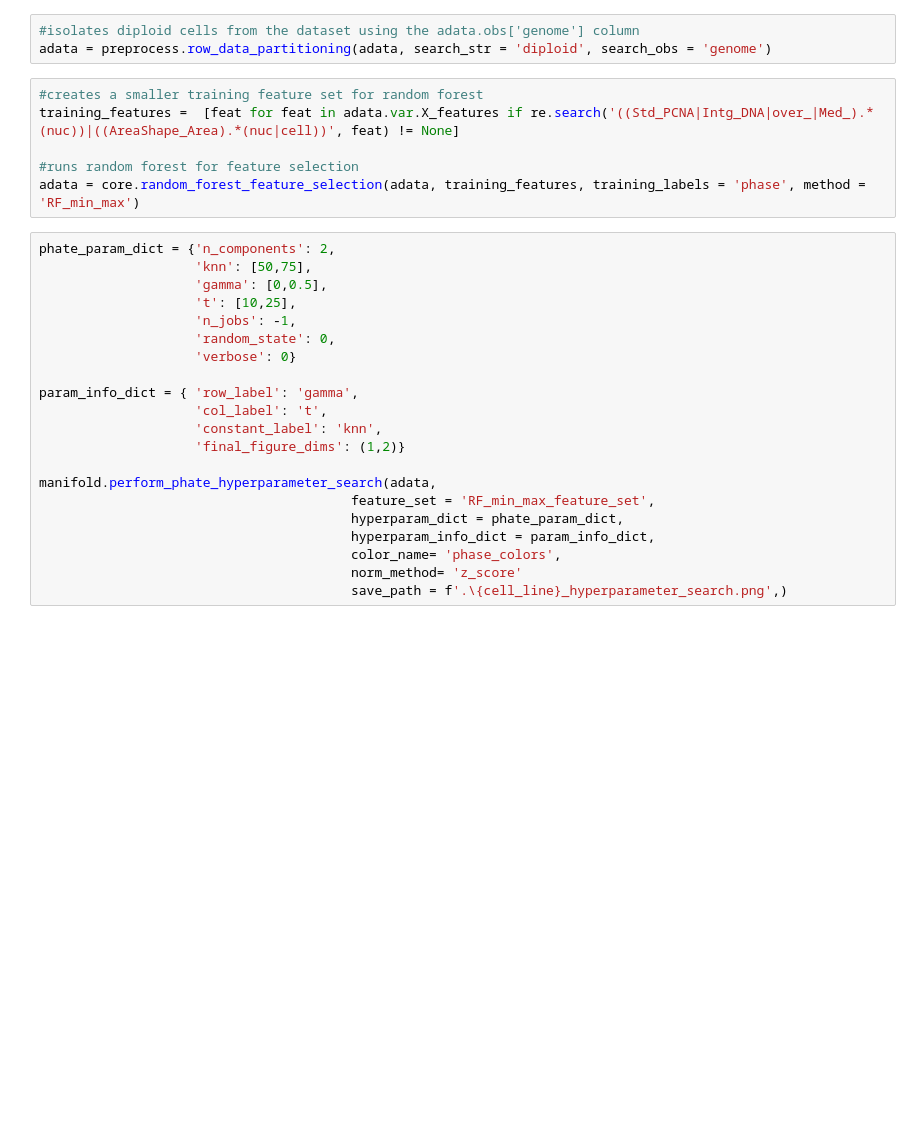
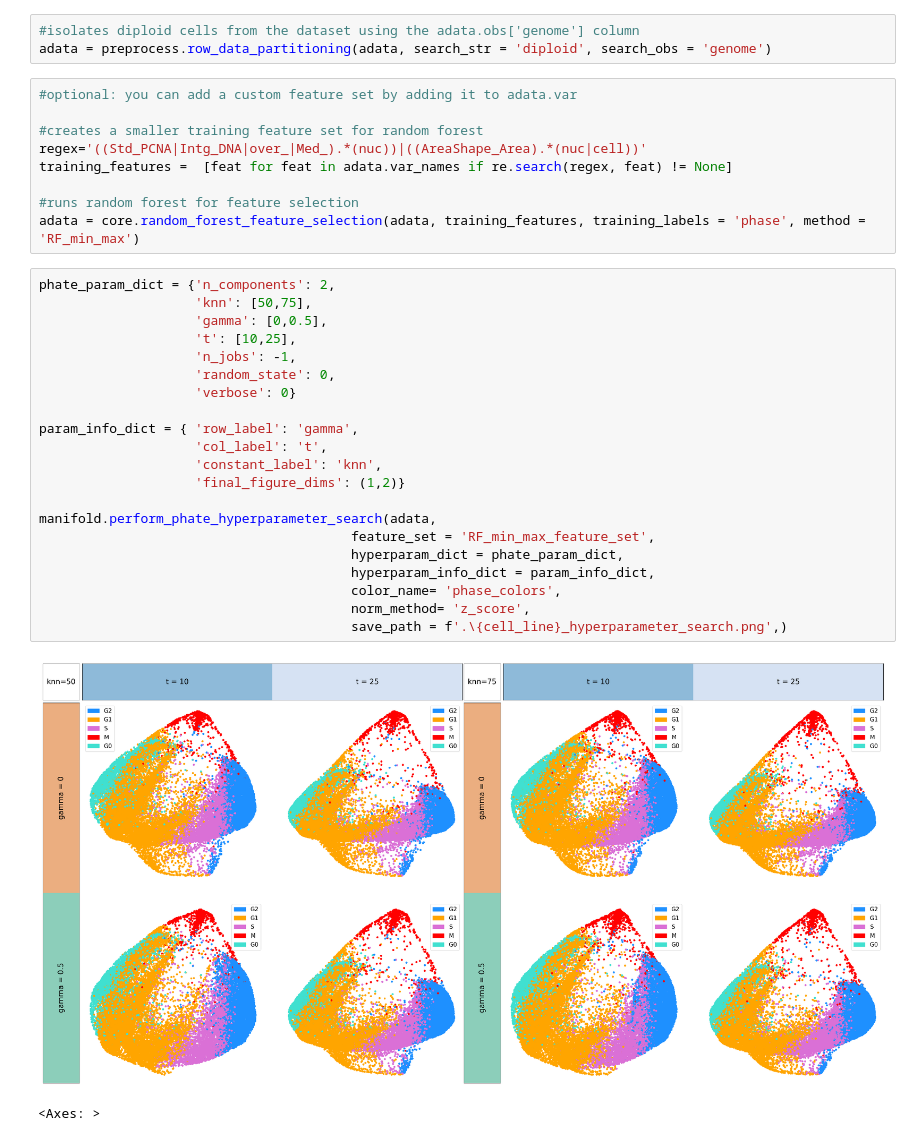
Before and after one commit to StallaertLab/cc_mapping, a Jupyter notebook: notebooks/Make Cell Cycle Maps.ipynb, the cells around one changed output. Drawn from its saved outputs; the diff is of its cells as text; blank space fills up the shorter version.

Commit message:
figures were not shown in create cell cycle maps ipynb

```diff
--- a/notebooks/Make Cell Cycle Maps.ipynb
+++ b/notebooks/Make Cell Cycle Maps.ipynb
@@ -34,32 +34,38 @@ adata.var_names = adata.var['X_features']
 #isolates diploid cells from the dataset using the adata.obs['genome'] column
 adata = preprocess.row_data_partitioning(adata, search_str = 'diploid', search_obs = 'genome')
 # %%
+#optional: you can add a custom feature set by adding it to adata.var
+
 #creates a smaller training feature set for random forest
-training_features =  [feat for feat in adata.var.X_features if re.search('((Std_PCNA|Intg_DNA|over_|Med_).*(nuc))|((AreaShape_Area).*(nuc|cell))', feat) != None]
+regex='((Std_PCNA|Intg_DNA|over_|Med_).*(nuc))|((AreaShape_Area).*(nuc|cell))'
+training_features =  [feat for feat in adata.var_names if re.search(regex, feat) != None]
 
 #runs random forest for feature selection
 adata = core.random_forest_feature_selection(adata, training_features, training_labels = 'phase', method = 'RF_min_max')
 # %%
 phate_param_dict = {'n_components': 2,
                     'knn': [50,75],
                     'gamma': [0,0.5],
                     't': [10,25],
                     'n_jobs': -1,
                     'random_state': 0,
                     'verbose': 0}
 
 param_info_dict = { 'row_label': 'gamma',
                     'col_label': 't',
                     'constant_label': 'knn',
                     'final_figure_dims': (1,2)}
 
 manifold.perform_phate_hyperparameter_search(adata,
                                         feature_set = 'RF_min_max_feature_set',
                                         hyperparam_dict = phate_param_dict,
                                         hyperparam_info_dict = param_info_dict,
                                         color_name= 'phase_colors',
-                                        norm_method= 'z_score'
+                                        norm_method= 'z_score',
                                         save_path = f'.\{cell_line}_hyperparameter_search.png',)
+# %% [output]
+[figure, added]
+<Axes: >
 # %%
 phate_optimal_parameter_dict = {'t': 50 , 'gamma': 1 , 'knn': 75, 'random_state': 0}
 
```
Also changed, not shown: parts of 3 cells of this notebook.
